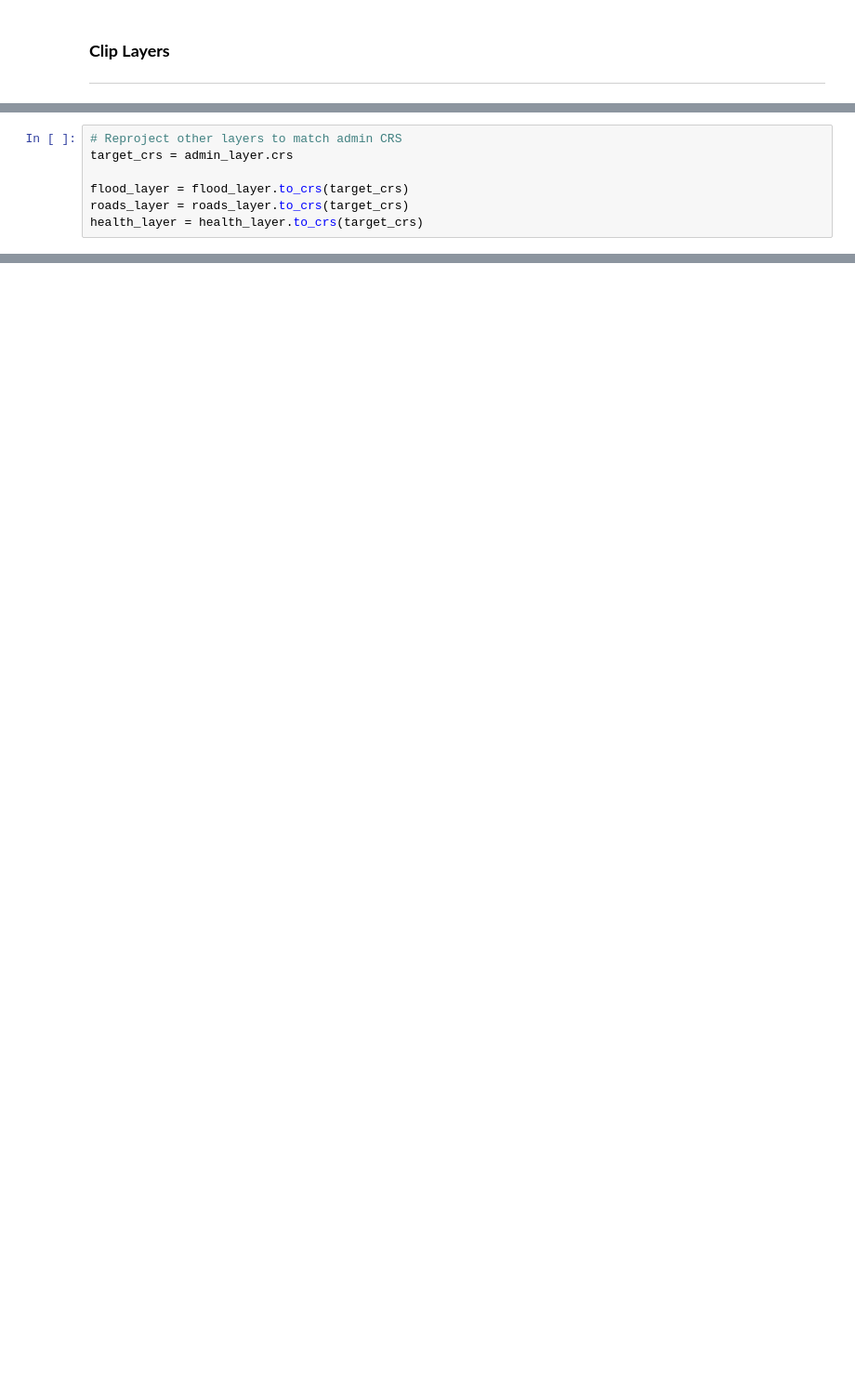
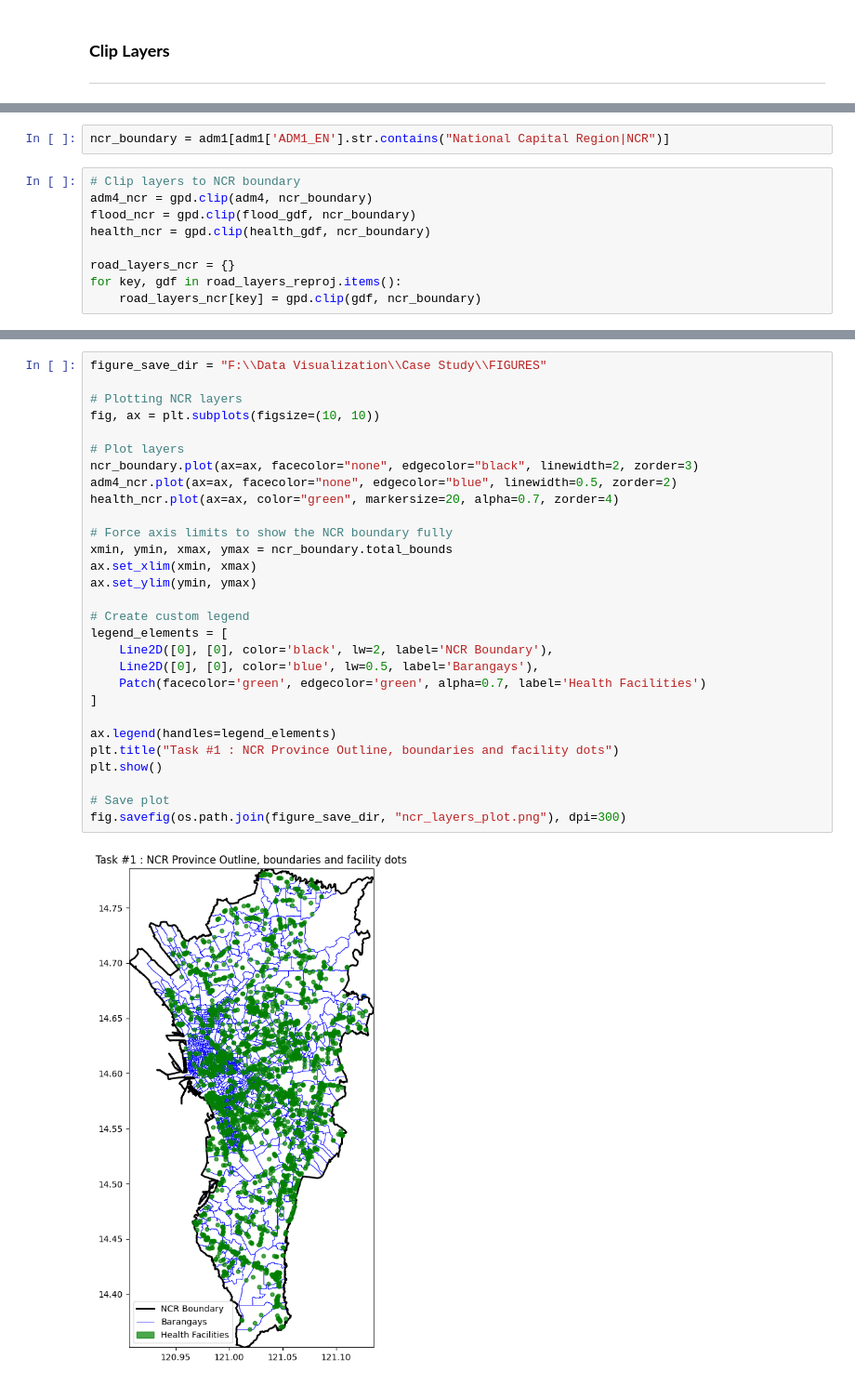
Before and after one commit to Gurlly/case_study_flood, a Jupyter notebook: NOTEBOOKS/01_read_inspect.ipynb, the cells around one changed output, grey strips where cells are left out. Shown at 93% size. Drawn from its saved outputs; the diff is of its cells as text; blank space fills up the shorter version.

```diff
--- a/NOTEBOOKS/01_read_inspect.ipynb
+++ b/NOTEBOOKS/01_read_inspect.ipynb
@@ -148,7 +262,0 @@ ncr_boundary_gdf = gpd.GeoDataFrame(geometry=[ncr_boundary_geom], crs=admin_laye
-# %%
-# Reproject other layers to match admin CRS
-target_crs = admin_layer.crs
-
-flood_layer = flood_layer.to_crs(target_crs)
-roads_layer = roads_layer.to_crs(target_crs)
-health_layer = health_layer.to_crs(target_crs)
@@ -227,0 +273,11 @@ fig.savefig("ncr_barangays_health_zoomedout.png", dpi=300)
+# %%
+ncr_boundary = adm1[adm1['ADM1_EN'].str.contains("National Capital Region|NCR")]
+# %%
+# Clip layers to NCR boundary
+adm4_ncr = gpd.clip(adm4, ncr_boundary)
+flood_ncr = gpd.clip(flood_gdf, ncr_boundary)
+health_ncr = gpd.clip(health_gdf, ncr_boundary)
+
+road_layers_ncr = {}
+for key, gdf in road_layers_reproj.items():
+    road_layers_ncr[key] = gpd.clip(gdf, ncr_boundary)
@@ -227,0 +320,31 @@ fig.savefig("ncr_barangays_health_zoomedout.png", dpi=300)
+# %%
+figure_save_dir = "F:\\Data Visualization\\Case Study\\FIGURES"
+
+# Plotting NCR layers
+fig, ax = plt.subplots(figsize=(10, 10))
+
+# Plot layers
+ncr_boundary.plot(ax=ax, facecolor="none", edgecolor="black", linewidth=2, zorder=3)
+adm4_ncr.plot(ax=ax, facecolor="none", edgecolor="blue", linewidth=0.5, zorder=2)
+health_ncr.plot(ax=ax, color="green", markersize=20, alpha=0.7, zorder=4)
+
+# Force axis limits to show the NCR boundary fully
+xmin, ymin, xmax, ymax = ncr_boundary.total_bounds
+ax.set_xlim(xmin, xmax)
+ax.set_ylim(ymin, ymax)
+
+# Create custom legend
+legend_elements = [
+    Line2D([0], [0], color='black', lw=2, label='NCR Boundary'),
+    Line2D([0], [0], color='blue', lw=0.5, label='Barangays'),
+    Patch(facecolor='green', edgecolor='green', alpha=0.7, label='Health Facilities')
+]
+
+ax.legend(handles=legend_elements)
+plt.title("Task #1 : NCR Province Outline, boundaries and facility dots")
+plt.show()
+
+# Save plot
+fig.savefig(os.path.join(figure_save_dir, "ncr_layers_plot.png"), dpi=300)
+# %% [output]
+[figure, added]
```
Also changed, not shown: parts of 30 cells of this notebook, 3 other files.
